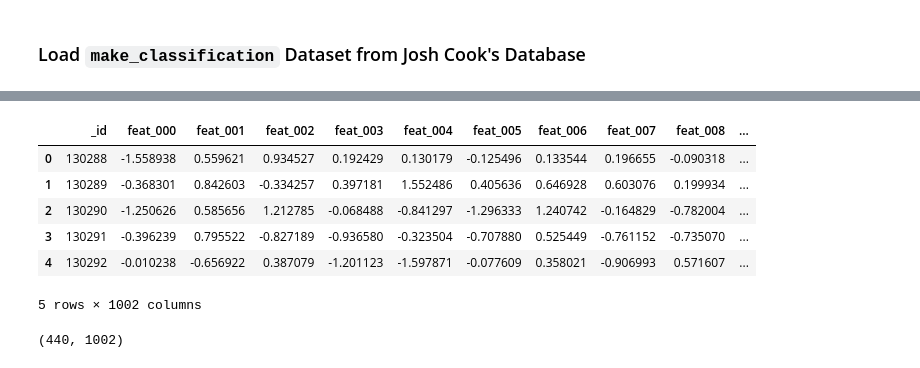
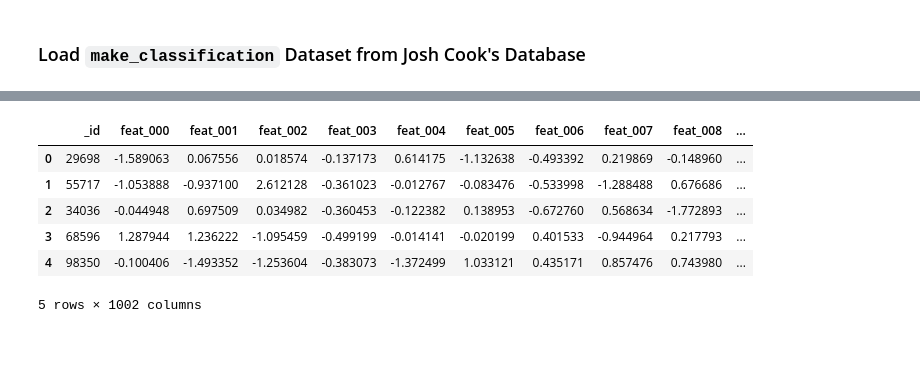
Before and after one commit to godsylla/UCI-Madelon-Dataset, a Jupyter notebook: ipynb/00 - Load_the_Data.ipynb, the cells around one changed output, grey strips where cells are left out. Cells and saved outputs as stored; diff of their text form; code cells hidden in the pictures.

```diff
--- a/ipynb/00 - Load_the_Data.ipynb
+++ b/ipynb/00 - Load_the_Data.ipynb
@@ -103,17 +147,13 @@ cur.execute('SELECT * FROM madelon LIMIT 440;')
 results2 = cur.fetchall()
 con.close()
 # %%
-cook_sample = pd.DataFrame(results)
-cook_sample.head(5)
+cook_sample2 = pd.DataFrame(results2)
+cook_sample2.head()
 # %% [output]
 |  | _id | feat_000 | feat_001 | feat_002 | feat_003 | feat_004 | feat_005 | feat_006 | feat_007 | feat_008 | ... |
-| 0 | 130288 | -1.558938 | 0.559621 | 0.934527 | 0.192429 | 0.130179 | -0.125496 | 0.133544 | 0.196655 | -0.090318 | ... |
-| 1 | 130289 | -0.368301 | 0.842603 | -0.334257 | 0.397181 | 1.552486 | 0.405636 | 0.646928 | 0.603076 | 0.199934 | ... |
-| 2 | 130290 | -1.250626 | 0.585656 | 1.212785 | -0.068488 | -0.841297 | -1.296333 | 1.240742 | -0.164829 | -0.782004 | ... |
-| 3 | 130291 | -0.396239 | 0.795522 | -0.827189 | -0.936580 | -0.323504 | -0.707880 | 0.525449 | -0.761152 | -0.735070 | ... |
-| 4 | 130292 | -0.010238 | -0.656922 | 0.387079 | -1.201123 | -1.597871 | -0.077609 | 0.358021 | -0.906993 | 0.571607 | ... |
+| 0 | 29698 | -1.589063 | 0.067556 | 0.018574 | -0.137173 | 0.614175 | -1.132638 | -0.493392 | 0.219869 | -0.148960 | ... |
+| 1 | 55717 | -1.053888 | -0.937100 | 2.612128 | -0.361023 | -0.012767 | -0.083476 | -0.533998 | -1.288488 | 0.676686 | ... |
+| 2 | 34036 | -0.044948 | 0.697509 | 0.034982 | -0.360453 | -0.122382 | 0.138953 | -0.672760 | 0.568634 | -1.772893 | ... |
+| 3 | 68596 | 1.287944 | 1.236222 | -1.095459 | -0.499199 | -0.014141 | -0.020199 | 0.401533 | -0.944964 | 0.217793 | ... |
+| 4 | 98350 | -0.100406 | -1.493352 | -1.253604 | -0.383073 | -1.372499 | 1.033121 | 0.435171 | 0.857476 | 0.743980 | ... |
 5 rows × 1002 columns
-# %%
-cook_sample.shape
-# %% [output]
-(440, 1002)
```
Also changed, not shown: parts of 14 cells of this notebook, 11 other files.
